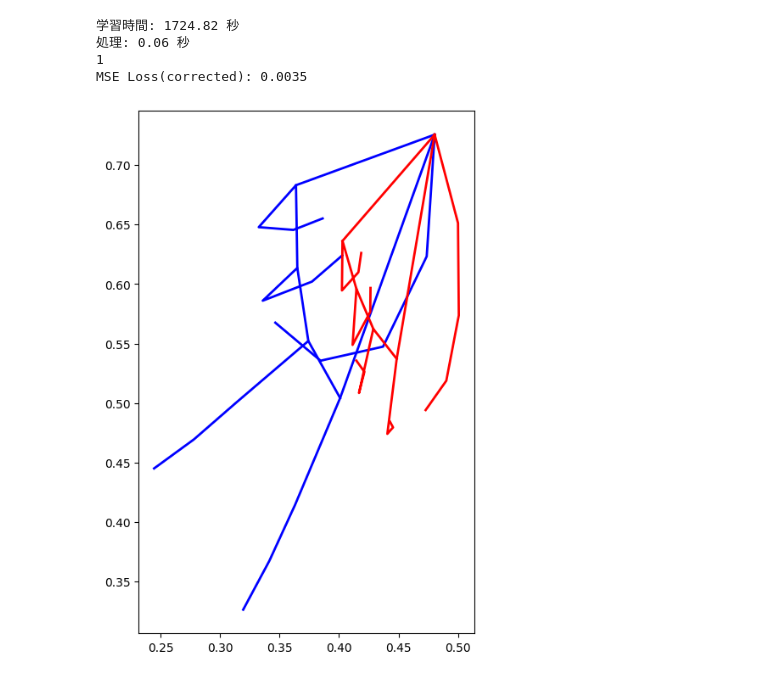
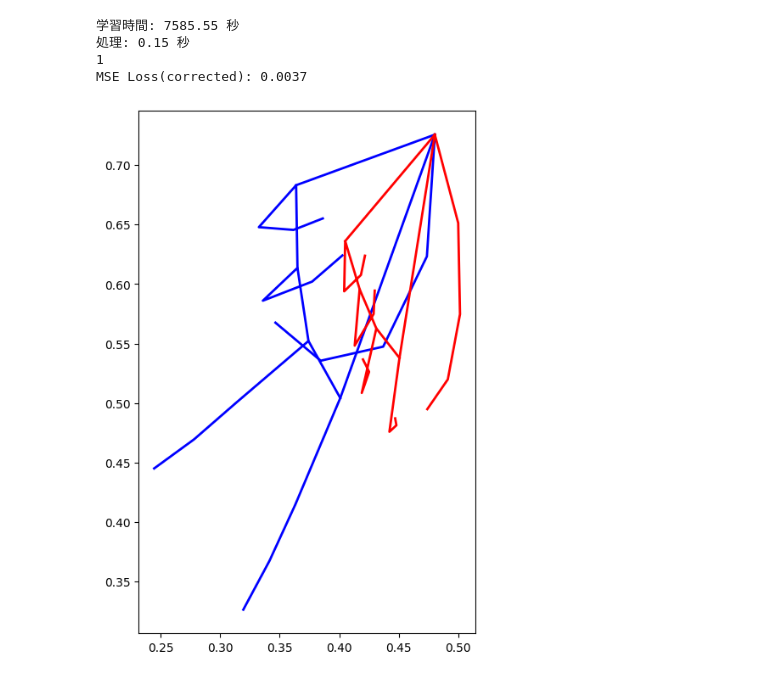
Before and after one commit to hiaruron555/Transformer_TimeSeriesForecasting-main, a Jupyter notebook: 22_tf_hand.ipynb, the cells around one changed output. Cells and saved outputs as stored; diff of their text form; code cells hidden in the pictures.

```diff
--- a/22_tf_hand.ipynb
+++ b/22_tf_hand.ipynb
@@ -68,7 +68,7 @@ input_size = num_joints * 3
 hidden_size = 63
 #output_size = num_joints # すべての関節の x 座標を予測
 output_size = num_joints * 3
-num_layers = 4
+num_layers = 8
 batch_size = 36
 n_epochs = 100
 embed_dim = 64
@@ -142,7 +142,7 @@ def shift_landmarks(landmarks, target=(0.5, 0.5)):
 # メインの処理
 if __name__ == "__main__":
     # データの読み込みと前処理
-    n_seq = 1
+    n_seq = 5
 
 
     #train_csv_path = 'test_10/choki_test_10/choki_test.csv'
@@ -151,12 +151,12 @@ if __name__ == "__main__":
 
 
     #test_csv_path = 'test_5/gu_test_5/gu_test.csv'
-    #test_csv_path = 'test_5/choki_test_5/choki_test.csv'
+    test_csv_path = 'test_5/choki_test_5/choki_test.csv'
     #test_csv_path = 'test_5/pa-_test_5/pa-_test.csv'
 
 
     #test_csv_path = 'test_1/gu_test_1/gu_train.csv'
-    test_csv_path = 'test_1/choki_test_1/choki_train.csv'
+    #test_csv_path = 'test_1/choki_test_1/choki_train.csv'
     #test_csv_path = 'test_3/pa-_test_3/pa-_train.csv'
 
     #test_csv_path = 'test_10/choki_test_10/choki_test_05.csv'
@@ -287,34 +287,34 @@ if __name__ == "__main__":
 
             #corrected
             max_index = max([max(points) for points in [[0, 1, 2, 3, 4], [0, 5, 6, 7, 8], [5, 9, 10, 11, 12], [9, 13, 14, 15, 16], [13, 17, 18, 19, 20], [0, 17]]])
             if max_index < len(corrected):
                 for points in [[0, 1, 2, 3, 4], [0, 5, 6, 7, 8], [5, 9, 10, 11, 12], [9, 13, 14, 15, 16], [13, 17, 18, 19, 20], [0, 17]]:
                     x_points = [corrected[i][0] for i in points]
                     y_points = [corrected[i][1] for i in points]
                     ax.plot(x_points, y_points, linestyle='-', color='red', linewidth=2)
             else:
                 print("Error: Index out of range in corrected")
             """"
             #truth_landmarks
             max_index = max([max(points) for points in [[0, 1, 2, 3, 4], [0, 5, 6, 7, 8], [5, 9, 10, 11, 12], [9, 13, 14, 15, 16], [13, 17, 18, 19, 20], [0, 17]]])
             if max_index < len(truth_landmarks):
                 for points in [[0, 1, 2, 3, 4], [0, 5, 6, 7, 8], [5, 9, 10, 11, 12], [9, 13, 14, 15, 16], [13, 17, 18, 19, 20], [0, 17]]:
                     x_points = [truth_landmarks[i][0] for i in points]
                     y_points = [truth_landmarks[i][1] for i in points]
                     ax.plot(x_points, y_points, linestyle='-', color='green', linewidth=2)
             else:
                 print("Error: Index out of range in truth_landmarks")
             """
             #plt.legend()
             #print('aaa')
             # 画像を保存
             plt.savefig(save_path)
 
             # 画像を表示
             #plt.show()
 # %% [output]
-学習時間: 1724.82 秒
-処理: 0.06 秒
+学習時間: 7585.55 秒
+処理: 0.15 秒
 1
-MSE Loss(corrected): 0.0035
+MSE Loss(corrected): 0.0037
-[figure, old version]
+[figure, new version]
```
